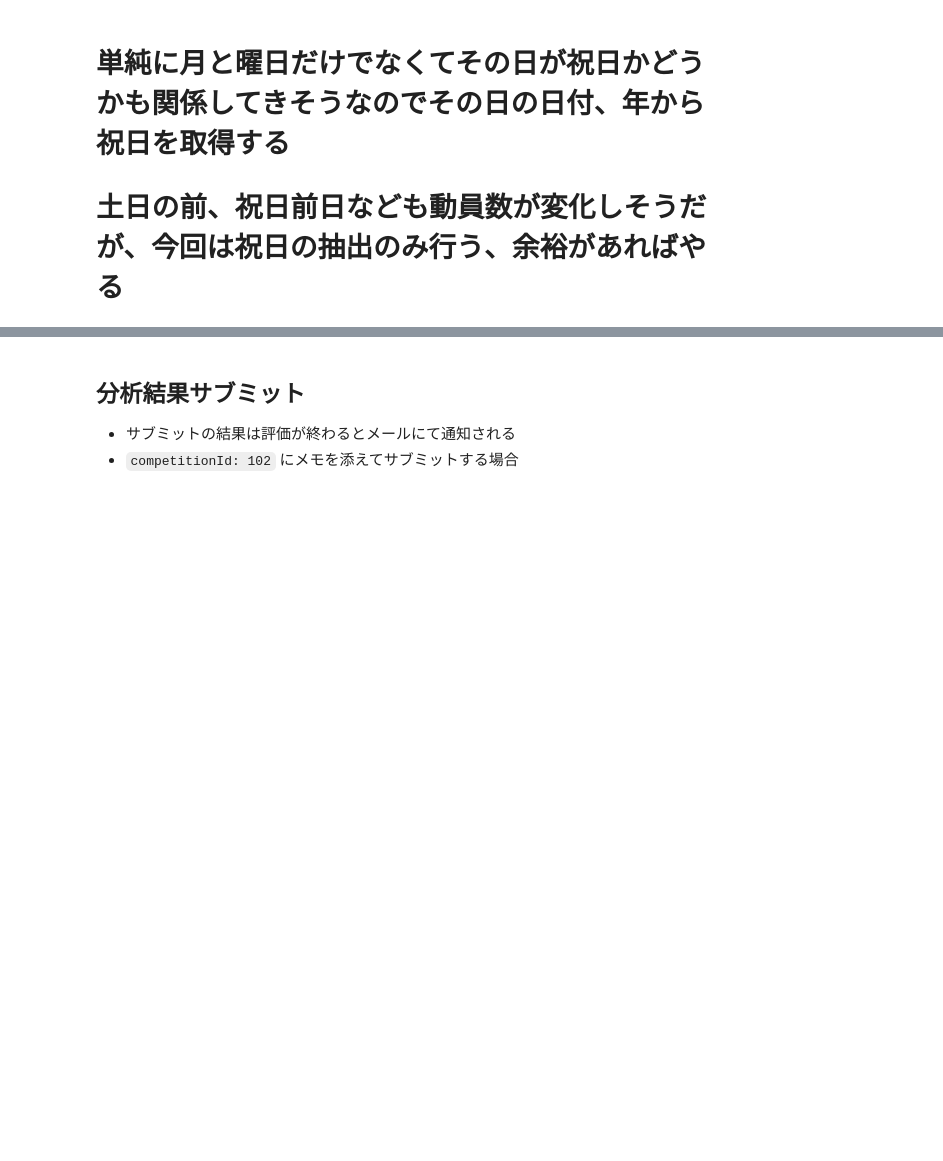
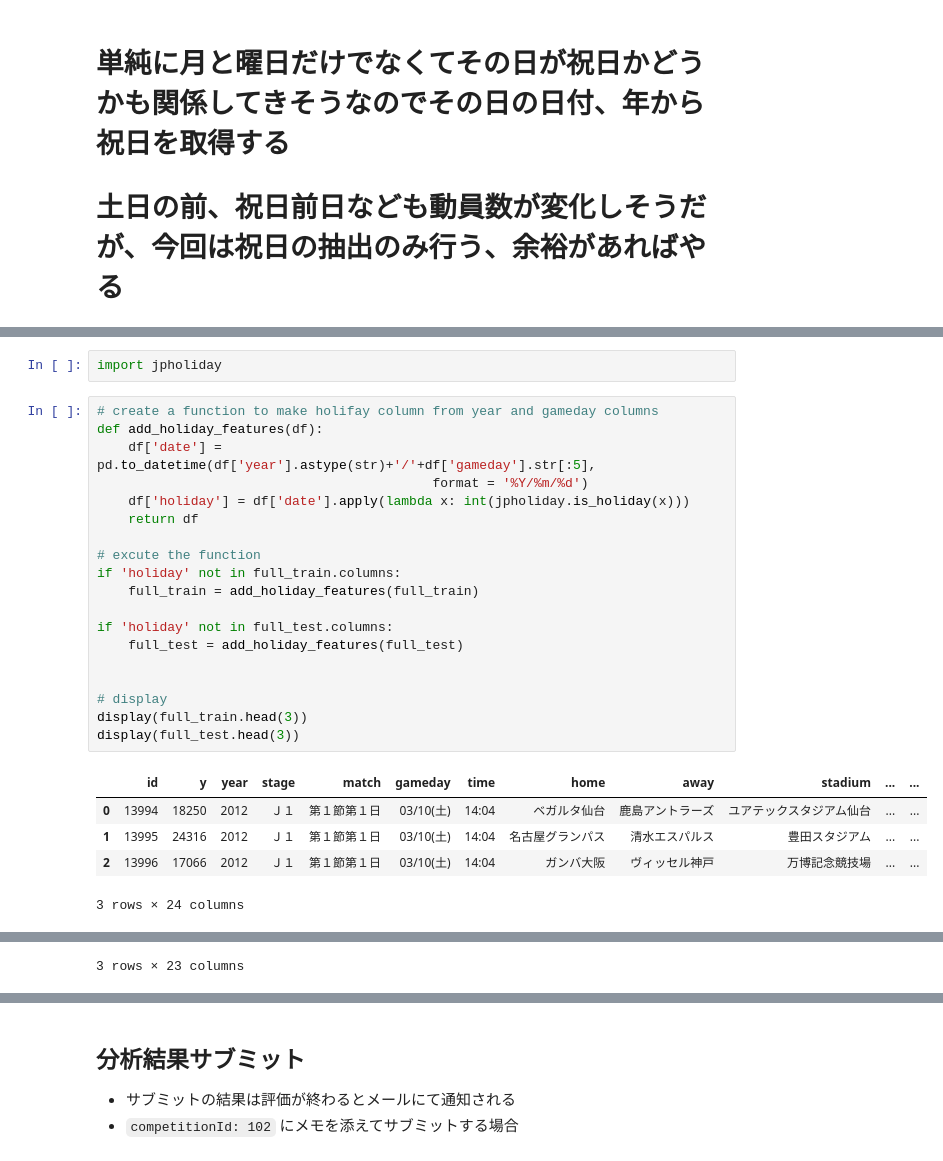
Before and after one commit to abaziri/signate-Jleague, a Jupyter notebook: tutorials/SIGNATE_Tutorial_for_Colaboratory.ipynb, the cells around one changed output, grey strips where cells are left out. Cells and saved outputs as stored; diff of their text form; blank space fills up the shorter version.

```diff
--- a/tutorials/SIGNATE_Tutorial_for_Colaboratory.ipynb
+++ b/tutorials/SIGNATE_Tutorial_for_Colaboratory.ipynb
@@ -271,0 +280,27 @@ if 'month' and 'weekday'not in full_test.columns:
+# %%
+import jpholiday
+# %%
+# create a function to make holifay column from year and gameday columns
+def add_holiday_features(df):
+    df['date'] = pd.to_datetime(df['year'].astype(str)+'/'+df['gameday'].str[:5],
+                                           format = '%Y/%m/%d')
+    df['holiday'] = df['date'].apply(lambda x: int(jpholiday.is_holiday(x)))
+    return df
+
+# excute the function
+if 'holiday' not in full_train.columns:
+    full_train = add_holiday_features(full_train)
+
+if 'holiday' not in full_test.columns:
+    full_test = add_holiday_features(full_test)
+
+
+# display
+display(full_train.head(3))
+display(full_test.head(3))
+# %% [output]
+|  | id | y | year | stage | match | gameday | time | home | away | stadium | ... | ... |
+| 0 | 13994 | 18250 | 2012 | Ｊ１ | 第１節第１日 | 03/10(土) | 14:04 | ベガルタ仙台 | 鹿島アントラーズ | ユアテックスタジアム仙台 | ... | ... |
+| 1 | 13995 | 24316 | 2012 | Ｊ１ | 第１節第１日 | 03/10(土) | 14:04 | 名古屋グランパス | 清水エスパルス | 豊田スタジアム | ... | ... |
+| 2 | 13996 | 17066 | 2012 | Ｊ１ | 第１節第１日 | 03/10(土) | 14:04 | ガンバ大阪 | ヴィッセル神戸 | 万博記念競技場 | ... | ... |
+3 rows × 24 columns
@@ -271,0 +311 @@ if 'month' and 'weekday'not in full_test.columns:
+3 rows × 23 columns
```
Also changed, not shown: parts of 3 cells of this notebook.
